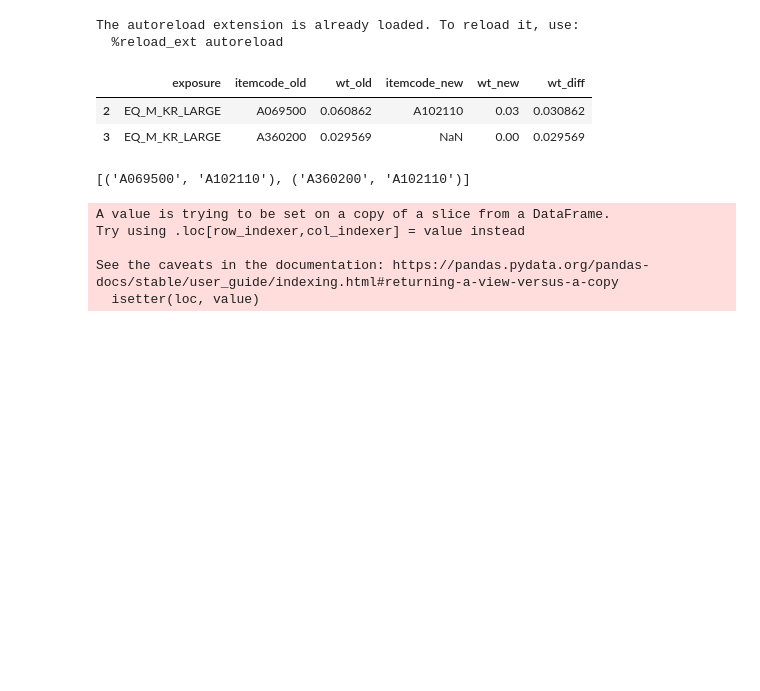
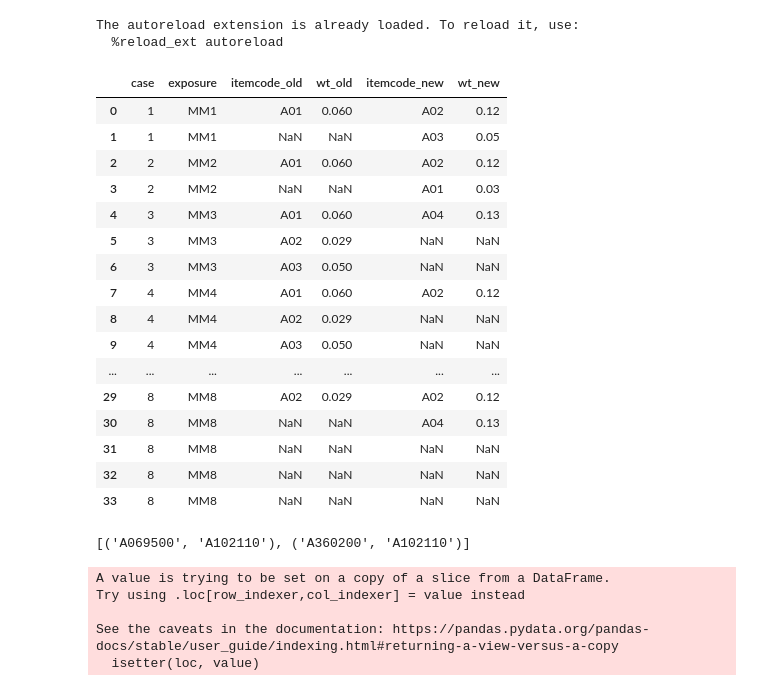
Before and after one commit to my2582/kisra, a Jupyter notebook: src/models/get_ordersheet.ipynb, the cells around one changed output. Cells and saved outputs as stored; diff of their text form; code cells hidden in the pictures; blank space fills up the shorter version.

Commit message:
rebalancing examples.

```diff
--- a/src/models/get_ordersheet.ipynb
+++ b/src/models/get_ordersheet.ipynb
@@ -28,9 +24,25 @@ exp_grp = old_new[old_new.exposure=='EQ_M_KR_LARGE']
-# %%
-exp_grp
-# %% [output]
-|  | exposure | itemcode_old | wt_old | itemcode_new | wt_new | wt_diff |
-| 2 | EQ_M_KR_LARGE | A069500 | 0.060862 | A102110 | 0.03 | 0.030862 |
-| 3 | EQ_M_KR_LARGE | A360200 | 0.029569 | NaN | 0.00 | 0.029569 |
+# %%
+old_new = pd.read_csv('../../docs/rebalancing_ex.csv', header=0)
+# %%
+old_new
+# %% [output]
+|  | case | exposure | itemcode_old | wt_old | itemcode_new | wt_new |
+| 0 | 1 | MM1 | A01 | 0.060 | A02 | 0.12 |
+| 1 | 1 | MM1 | NaN | NaN | A03 | 0.05 |
+| 2 | 2 | MM2 | A01 | 0.060 | A02 | 0.12 |
+| 3 | 2 | MM2 | NaN | NaN | A01 | 0.03 |
+| 4 | 3 | MM3 | A01 | 0.060 | A04 | 0.13 |
+| 5 | 3 | MM3 | A02 | 0.029 | NaN | NaN |
+| 6 | 3 | MM3 | A03 | 0.050 | NaN | NaN |
+| 7 | 4 | MM4 | A01 | 0.060 | A02 | 0.12 |
+| 8 | 4 | MM4 | A02 | 0.029 | NaN | NaN |
+| 9 | 4 | MM4 | A03 | 0.050 | NaN | NaN |
+| ... | ... | ... | ... | ... | ... | ... |
+| 29 | 8 | MM8 | A02 | 0.029 | A02 | 0.12 |
+| 30 | 8 | MM8 | NaN | NaN | A04 | 0.13 |
+| 31 | 8 | MM8 | NaN | NaN | NaN | NaN |
+| 32 | 8 | MM8 | NaN | NaN | NaN | NaN |
+| 33 | 8 | MM8 | NaN | NaN | NaN | NaN |
 # %%
 import math
 import itertools
```
Also changed, not shown: parts of 4 cells of this notebook, 4 other files.
